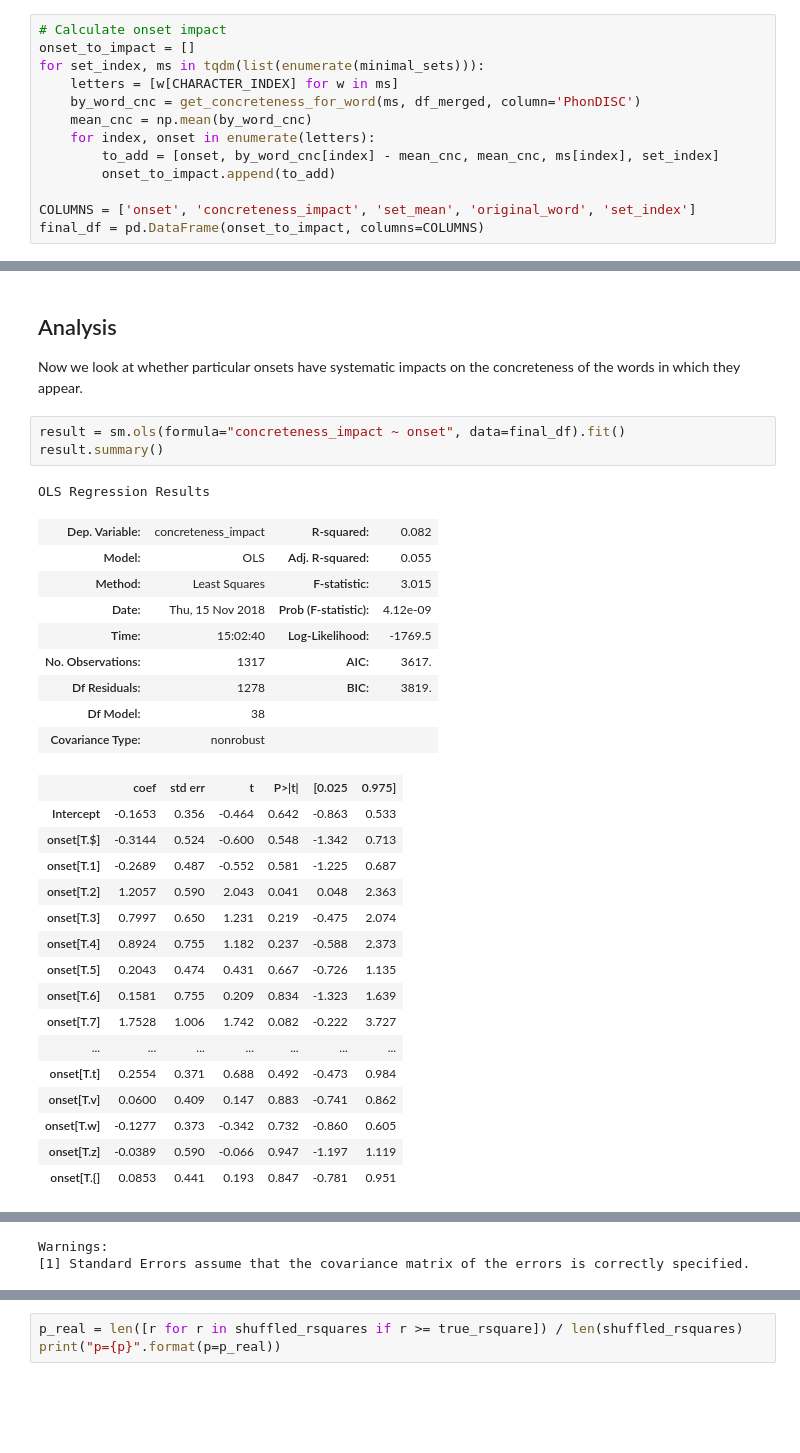
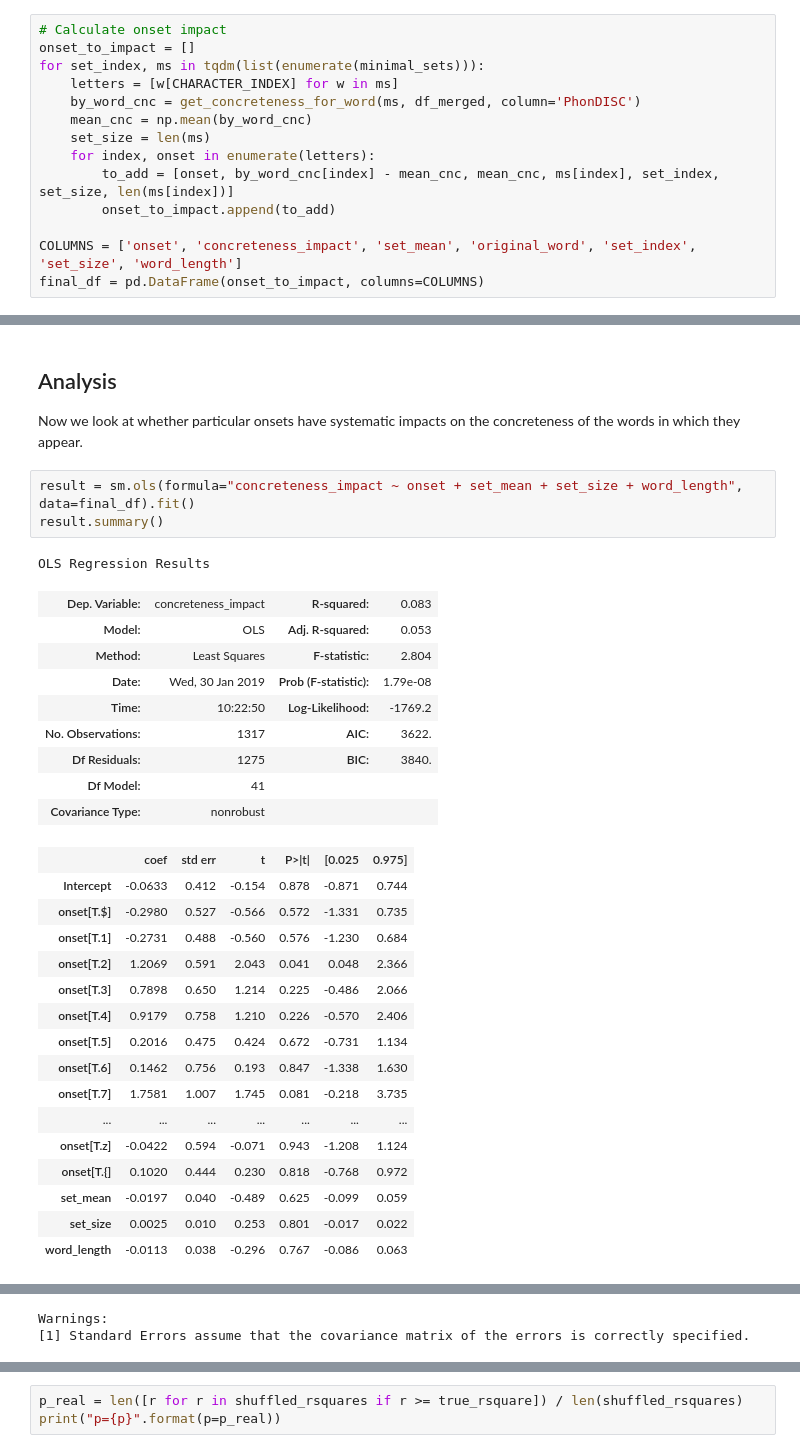
Before and after one commit to seantrott/concreteness, a Jupyter notebook: phonetic_onset_concreteness.ipynb, the cells around one changed output, grey strips where cells are left out. Cells and saved outputs as stored; diff of their text form; blank space fills up the shorter version.

```diff
--- a/phonetic_onset_concreteness.ipynb
+++ b/phonetic_onset_concreteness.ipynb
@@ -74,12 +89,13 @@ Number of minimal sets: 380
 # Calculate onset impact
 onset_to_impact = []
 for set_index, ms in tqdm(list(enumerate(minimal_sets))):
-	letters = [w[CHARACTER_INDEX] for w in ms]
-	by_word_cnc = get_concreteness_for_word(ms, df_merged, column='PhonDISC')
-	mean_cnc = np.mean(by_word_cnc)
-	for index, onset in enumerate(letters):
-		to_add = [onset, by_word_cnc[index] - mean_cnc, mean_cnc, ms[index], set_index]
-		onset_to_impact.append(to_add)
+    letters = [w[CHARACTER_INDEX] for w in ms]
+    by_word_cnc = get_concreteness_for_word(ms, df_merged, column='PhonDISC')
+    mean_cnc = np.mean(by_word_cnc)
+    set_size = len(ms)
+    for index, onset in enumerate(letters):
+        to_add = [onset, by_word_cnc[index] - mean_cnc, mean_cnc, ms[index], set_index, set_size, len(ms[index])]
+        onset_to_impact.append(to_add)
 
-COLUMNS = ['onset', 'concreteness_impact', 'set_mean', 'original_word', 'set_index']
+COLUMNS = ['onset', 'concreteness_impact', 'set_mean', 'original_word', 'set_index', 'set_size', 'word_length']
 final_df = pd.DataFrame(onset_to_impact, columns=COLUMNS)
@@ -88,32 +113,32 @@ final_df = pd.DataFrame(onset_to_impact, columns=COLUMNS)
 
 Now we look at whether particular onsets have systematic impacts on the concreteness of the words in which they appear.
 # %%
-result = sm.ols(formula="concreteness_impact ~ onset", data=final_df).fit()
+result = sm.ols(formula="concreteness_impact ~ onset + set_mean + set_size + word_length", data=final_df).fit()
 result.summary()
 # %% [output]
 OLS Regression Results
-| Dep. Variable: | concreteness_impact | R-squared: | 0.082 |
-| Model: | OLS | Adj. R-squared: | 0.055 |
-| Method: | Least Squares | F-statistic: | 3.015 |
-| Date: | Thu, 15 Nov 2018 | Prob (F-statistic): | 4.12e-09 |
-| Time: | 15:02:40 | Log-Likelihood: | -1769.5 |
-| No. Observations: | 1317 | AIC: | 3617. |
-| Df Residuals: | 1278 | BIC: | 3819. |
-| Df Model: | 38 |  |  |
+| Dep. Variable: | concreteness_impact | R-squared: | 0.083 |
+| Model: | OLS | Adj. R-squared: | 0.053 |
+| Method: | Least Squares | F-statistic: | 2.804 |
+| Date: | Wed, 30 Jan 2019 | Prob (F-statistic): | 1.79e-08 |
+| Time: | 10:22:50 | Log-Likelihood: | -1769.2 |
+| No. Observations: | 1317 | AIC: | 3622. |
+| Df Residuals: | 1275 | BIC: | 3840. |
+| Df Model: | 41 |  |  |
 | Covariance Type: | nonrobust |  |  |
 |  | coef | std err | t | P>|t| | [0.025 | 0.975] |
-| Intercept | -0.1653 | 0.356 | -0.464 | 0.642 | -0.863 | 0.533 |
-| onset[T.$] | -0.3144 | 0.524 | -0.600 | 0.548 | -1.342 | 0.713 |
-| onset[T.1] | -0.2689 | 0.487 | -0.552 | 0.581 | -1.225 | 0.687 |
-| onset[T.2] | 1.2057 | 0.590 | 2.043 | 0.041 | 0.048 | 2.363 |
-| onset[T.3] | 0.7997 | 0.650 | 1.231 | 0.219 | -0.475 | 2.074 |
-| onset[T.4] | 0.8924 | 0.755 | 1.182 | 0.237 | -0.588 | 2.373 |
-| onset[T.5] | 0.2043 | 0.474 | 0.431 | 0.667 | -0.726 | 1.135 |
-| onset[T.6] | 0.1581 | 0.755 | 0.209 | 0.834 | -1.323 | 1.639 |
-| onset[T.7] | 1.7528 | 1.006 | 1.742 | 0.082 | -0.222 | 3.727 |
+| Intercept | -0.0633 | 0.412 | -0.154 | 0.878 | -0.871 | 0.744 |
+| onset[T.$] | -0.2980 | 0.527 | -0.566 | 0.572 | -1.331 | 0.735 |
+| onset[T.1] | -0.2731 | 0.488 | -0.560 | 0.576 | -1.230 | 0.684 |
+| onset[T.2] | 1.2069 | 0.591 | 2.043 | 0.041 | 0.048 | 2.366 |
+| onset[T.3] | 0.7898 | 0.650 | 1.214 | 0.225 | -0.486 | 2.066 |
+| onset[T.4] | 0.9179 | 0.758 | 1.210 | 0.226 | -0.570 | 2.406 |
+| onset[T.5] | 0.2016 | 0.475 | 0.424 | 0.672 | -0.731 | 1.134 |
+| onset[T.6] | 0.1462 | 0.756 | 0.193 | 0.847 | -1.338 | 1.630 |
+| onset[T.7] | 1.7581 | 1.007 | 1.745 | 0.081 | -0.218 | 3.735 |
 | ... | ... | ... | ... | ... | ... | ... |
-| onset[T.t] | 0.2554 | 0.371 | 0.688 | 0.492 | -0.473 | 0.984 |
-| onset[T.v] | 0.0600 | 0.409 | 0.147 | 0.883 | -0.741 | 0.862 |
-| onset[T.w] | -0.1277 | 0.373 | -0.342 | 0.732 | -0.860 | 0.605 |
-| onset[T.z] | -0.0389 | 0.590 | -0.066 | 0.947 | -1.197 | 1.119 |
-| onset[T.{] | 0.0853 | 0.441 | 0.193 | 0.847 | -0.781 | 0.951 |
+| onset[T.z] | -0.0422 | 0.594 | -0.071 | 0.943 | -1.208 | 1.124 |
+| onset[T.{] | 0.1020 | 0.444 | 0.230 | 0.818 | -0.768 | 0.972 |
+| set_mean | -0.0197 | 0.040 | -0.489 | 0.625 | -0.099 | 0.059 |
+| set_size | 0.0025 | 0.010 | 0.253 | 0.801 | -0.017 | 0.022 |
+| word_length | -0.0113 | 0.038 | -0.296 | 0.767 | -0.086 | 0.063 |
```
Also changed, not shown: parts of 18 cells of this notebook.
